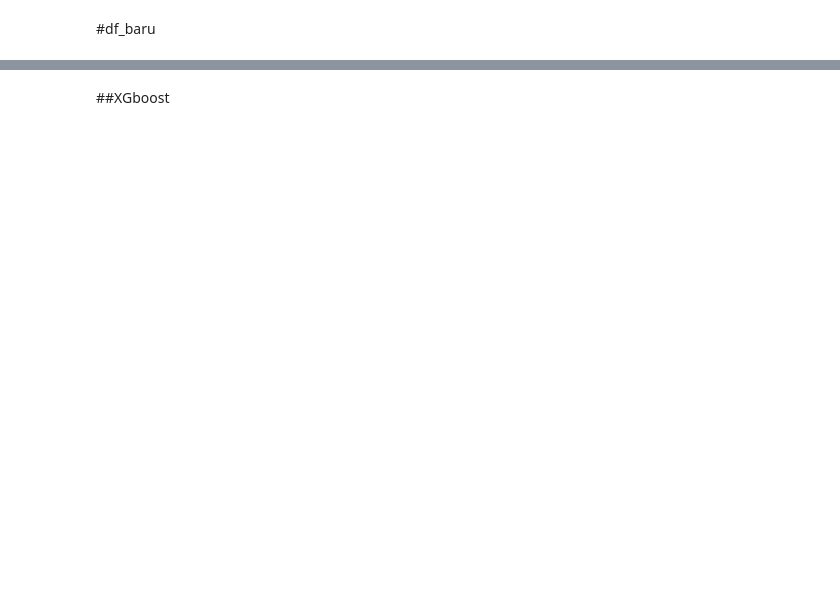
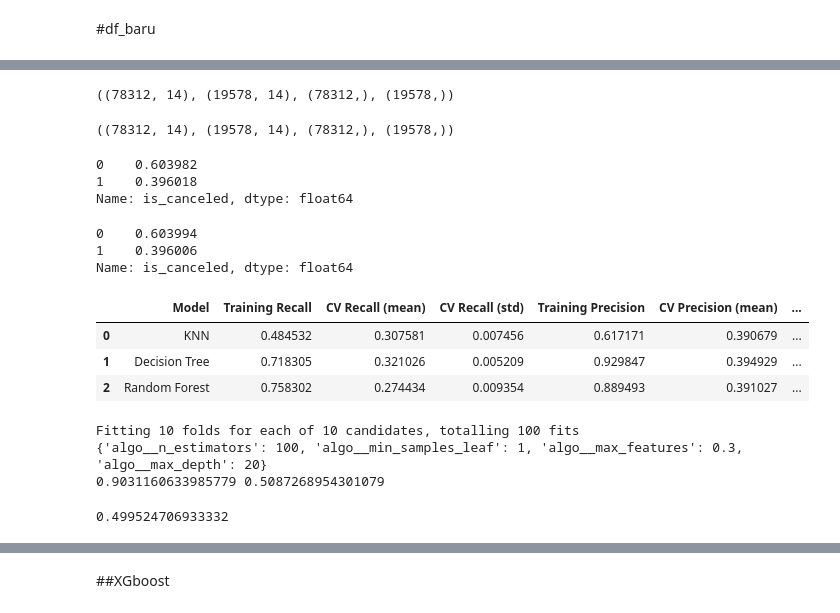
Before and after one commit to Salam215/Final-Project-Rakamin-ML-Hotel-Booking, a Jupyter notebook: Pandas08_baru_model.ipynb, the cells around one changed output, grey strips where cells are left out. Drawn from its saved outputs; the diff is of its cells as text; code cells hidden in the pictures; blank space fills up the shorter version.

```diff
--- a/Pandas08_baru_model.ipynb
+++ b/Pandas08_baru_model.ipynb
@@ -391,0 +346,9 @@ for i in range(0, len(nums1)):
+# %%
+#splitting data
+X = df_baru.drop(columns=['is_canceled'])
+y = df_baru['is_canceled']
+
+X_train, X_test, y_train, y_test = train_test_split(X, y, test_size=0.2, random_state=42, stratify = y)
+X_train.shape, X_test.shape, y_train.shape, y_test.shape
+# %% [output]
+((78312, 14), (19578, 14), (78312,), (19578,))
@@ -391,0 +361,16 @@ for i in range(0, len(nums1)):
+# %%
+X_train.shape, X_test.shape, y_train.shape, y_test.shape
+# %% [output]
+((78312, 14), (19578, 14), (78312,), (19578,))
+# %%
+y_train.value_counts(normalize = True)
+# %% [output]
+0    0.603982
+1    0.396018
+Name: is_canceled, dtype: float64
+# %%
+y_test.value_counts(normalize = True)
+# %% [output]
+0    0.603994
+1    0.396006
+Name: is_canceled, dtype: float64
@@ -391,0 +450,35 @@ for i in range(0, len(nums1)):
+# %%
+cv_result = cross_validation(models)
+# %%
+cv_result
+# %% [output]
+|  | Model | Training Recall | CV Recall (mean) | CV Recall (std) | Training Precision | CV Precision (mean) | ... |
+| 0 | KNN | 0.484532 | 0.307581 | 0.007456 | 0.617171 | 0.390679 | ... |
+| 1 | Decision Tree | 0.718305 | 0.321026 | 0.005209 | 0.929847 | 0.394929 | ... |
+| 2 | Random Forest | 0.758302 | 0.274434 | 0.009354 | 0.889493 | 0.391027 | ... |
+# %%
+#Hyperparameter Tuning (Randomizer)
+#Hyptun Logistic Regression
+
+randomforest = RandomForestClassifier()
+
+pipeline = Pipeline([
+        ('preprocessor', preprocessor),
+        ('algo', randomforest)
+    ])
+
+param = {'algo__n_estimators': [100, 150, 200],
+ 'algo__max_depth': [20, 50, 80],
+ 'algo__max_features': [0.3, 0.6, 0.8],
+ 'algo__min_samples_leaf': [1, 5, 10]}
+
+
+rs_rf = RandomizedSearchCV(estimator=pipeline, param_distributions=param, scoring='roc_auc', random_state=42, cv=10, n_jobs=-1, verbose=1)
+rs_rf.fit(X_train, y_train)
+
+print(rs_rf.best_params_)
+print(rs_rf.score(X_train, y_train), rs_rf.best_score_)
+# %% [output]
+Fitting 10 folds for each of 10 candidates, totalling 100 fits
+{'algo__n_estimators': 100, 'algo__min_samples_leaf': 1, 'algo__max_features': 0.3, 'algo__max_depth': 20}
+0.9031160633985779 0.5087268954301079
@@ -391,0 +493,4 @@ for i in range(0, len(nums1)):
+# %%
+roc_auc_score(y_test,y_pred)
+# %% [output]
+0.499524706933332
```
Also changed, not shown: parts of 60 cells of this notebook.
